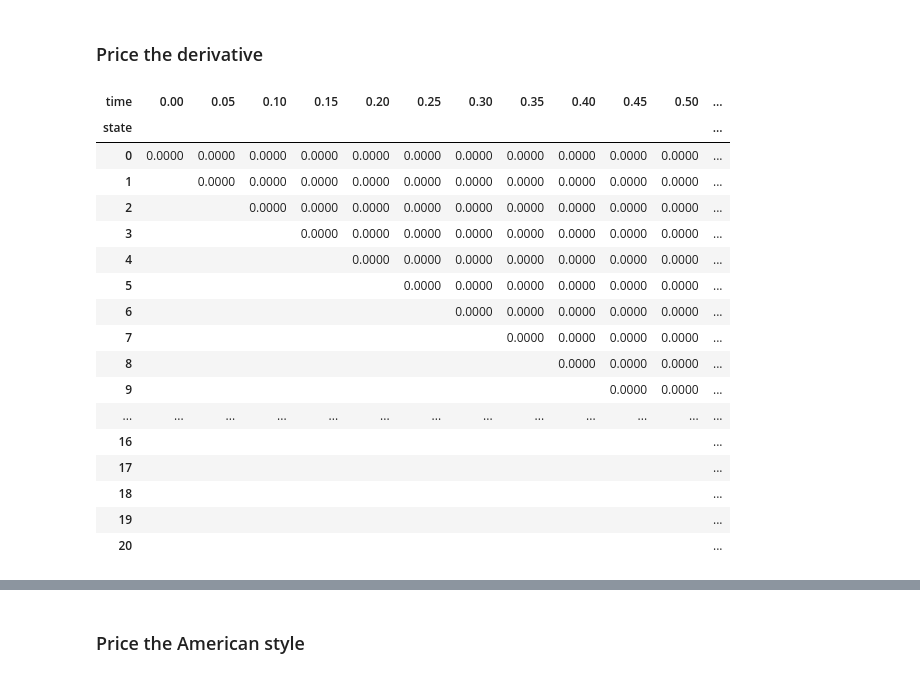
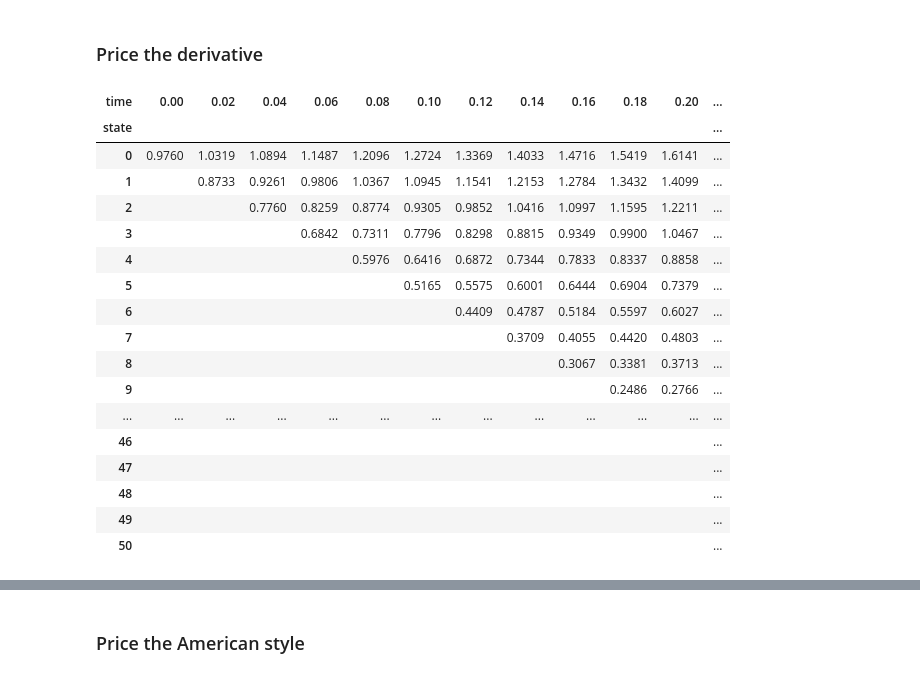
Before and after one commit to ttayl/finm-fiderivs-2023, a Jupyter notebook: homework/Solution 1.ipynb, the cells around one changed output, grey strips where cells are left out. Drawn from its saved outputs; the diff is of its cells as text; code cells hidden in the pictures.

```diff
--- a/homework/Solution 1.ipynb
+++ b/homework/Solution 1.ipynb
@@ -22,10 +22,10 @@ sys.path.insert(0, '../cmds')
 from binomial import *
 # %%
 dt = .5
-T = 1
-rate_tree,style_tree = construct_rate_tree(dt,T)
+T = .5
+rate_tree = construct_rate_tree(dt,T)
 
 rate_tree[.5] = [.0339,.0095]
 rate_tree.loc[0,0] = .0174
-style_tree
+format_bintree(rate_tree,style='{:.2%}')
 # %% [output]
@@ -415,4 +412,22 @@ For either of these choices...
 
 Given that the bond matures at $T=1.5$, we need to model rates out to (one step less than) that maturity.
 * Do either of the choices above lead to reasonable choices out to $T=1.5$?
+# %%
+dt = 1/50
+TMAT = 1.5
+
+SIM_ADDITIVE = False
+
+if SIM_ADDITIVE:
+    sigma = .01
+    mu_growth = .0050
+    up = mu_growth * dt + sigma * np.sqrt(dt)
+    down = mu_growth * dt - sigma * np.sqrt(dt)/2
+else:
+    sigma = .30
+    up = np.exp(sigma*np.sqrt(dt))
+    down = np.exp(-sigma*np.sqrt(dt))
+
+ratetree_dense = construct_rate_tree(dt, TMAT-dt)
+ratetree_dense.loc[0,0] = rate_tree.loc[0,0]
 # %%
@@ -505,27 +468,30 @@ bond_tree_finer.style.format('{:.4f}',na_rep='').format_index('{:.2f}',axis=1)
 # %%
 STRIKE = 99
 EXPIRATION = 1
 
-payoff = lambda p: np.maximum(p-STRIKE,0)
+payoff = lambda p: np.maximum(STRIKE-p,0)
+
+ratetreeT = ratetree_dense.loc[:,:EXPIRATION].dropna(axis=0,how='all')
+bondtreeT = bondtree_dense.loc[:,:EXPIRATION].dropna(axis=0,how='all')
+
+derivtree = bintree_pricing(payoff, ratetreeT, undertree=bondtreeT, pstars=pstars)
+format_bintree(derivtree,style='{:.4f}')
+# %% [output]
+| time | 0.00 | 0.02 | 0.04 | 0.06 | 0.08 | 0.10 | 0.12 | 0.14 | 0.16 | 0.18 | 0.20 | ... |
+| state |  |  |  |  |  |  |  |  |  |  |  | ... |
+| 0 | 0.9760 | 1.0319 | 1.0894 | 1.1487 | 1.2096 | 1.2724 | 1.3369 | 1.4033 | 1.4716 | 1.5419 | 1.6141 | ... |
+| 1 |  | 0.8733 | 0.9261 | 0.9806 | 1.0367 | 1.0945 | 1.1541 | 1.2153 | 1.2784 | 1.3432 | 1.4099 | ... |
+| 2 |  |  | 0.7760 | 0.8259 | 0.8774 | 0.9305 | 0.9852 | 1.0416 | 1.0997 | 1.1595 | 1.2211 | ... |
+| 3 |  |  |  | 0.6842 | 0.7311 | 0.7796 | 0.8298 | 0.8815 | 0.9349 | 0.9900 | 1.0467 | ... |
+| 4 |  |  |  |  | 0.5976 | 0.6416 | 0.6872 | 0.7344 | 0.7833 | 0.8337 | 0.8858 | ... |
+| 5 |  |  |  |  |  | 0.5165 | 0.5575 | 0.6001 | 0.6444 | 0.6904 | 0.7379 | ... |
+| 6 |  |  |  |  |  |  | 0.4409 | 0.4787 | 0.5184 | 0.5597 | 0.6027 | ... |
+| 7 |  |  |  |  |  |  |  | 0.3709 | 0.4055 | 0.4420 | 0.4803 | ... |
+| 8 |  |  |  |  |  |  |  |  | 0.3067 | 0.3381 | 0.3713 | ... |
+| 9 |  |  |  |  |  |  |  |  |  | 0.2486 | 0.2766 | ... |
+| ... | ... | ... | ... | ... | ... | ... | ... | ... | ... | ... | ... | ... |
+| 46 |  |  |  |  |  |  |  |  |  |  |  | ... |
+| 47 |  |  |  |  |  |  |  |  |  |  |  | ... |
+| 48 |  |  |  |  |  |  |  |  |  |  |  | ... |
+| 49 |  |  |  |  |  |  |  |  |  |  |  | ... |
+| 50 |  |  |  |  |  |  |  |  |  |  |  | ... |
-# %%
-deriv_tree = bintree_pricing(payoff, rate_tree_finer.loc[:,:EXPIRATION].dropna(axis=0,how='all'), bond_tree_finer.loc[:,:EXPIRATION].dropna(axis=0,how='all'), pstars)
-deriv_tree.style.format('{:.4f}',na_rep='').format_index('{:.2f}',axis=1)
-# %% [output]
-| time | 0.00 | 0.05 | 0.10 | 0.15 | 0.20 | 0.25 | 0.30 | 0.35 | 0.40 | 0.45 | 0.50 | ... |
-| state |  |  |  |  |  |  |  |  |  |  |  | ... |
-| 0 | 0.0000 | 0.0000 | 0.0000 | 0.0000 | 0.0000 | 0.0000 | 0.0000 | 0.0000 | 0.0000 | 0.0000 | 0.0000 | ... |
-| 1 |  | 0.0000 | 0.0000 | 0.0000 | 0.0000 | 0.0000 | 0.0000 | 0.0000 | 0.0000 | 0.0000 | 0.0000 | ... |
-| 2 |  |  | 0.0000 | 0.0000 | 0.0000 | 0.0000 | 0.0000 | 0.0000 | 0.0000 | 0.0000 | 0.0000 | ... |
-| 3 |  |  |  | 0.0000 | 0.0000 | 0.0000 | 0.0000 | 0.0000 | 0.0000 | 0.0000 | 0.0000 | ... |
-| 4 |  |  |  |  | 0.0000 | 0.0000 | 0.0000 | 0.0000 | 0.0000 | 0.0000 | 0.0000 | ... |
-| 5 |  |  |  |  |  | 0.0000 | 0.0000 | 0.0000 | 0.0000 | 0.0000 | 0.0000 | ... |
-| 6 |  |  |  |  |  |  | 0.0000 | 0.0000 | 0.0000 | 0.0000 | 0.0000 | ... |
-| 7 |  |  |  |  |  |  |  | 0.0000 | 0.0000 | 0.0000 | 0.0000 | ... |
-| 8 |  |  |  |  |  |  |  |  | 0.0000 | 0.0000 | 0.0000 | ... |
-| 9 |  |  |  |  |  |  |  |  |  | 0.0000 | 0.0000 | ... |
-| ... | ... | ... | ... | ... | ... | ... | ... | ... | ... | ... | ... | ... |
-| 16 |  |  |  |  |  |  |  |  |  |  |  | ... |
-| 17 |  |  |  |  |  |  |  |  |  |  |  | ... |
-| 18 |  |  |  |  |  |  |  |  |  |  |  | ... |
-| 19 |  |  |  |  |  |  |  |  |  |  |  | ... |
-| 20 |  |  |  |  |  |  |  |  |  |  |  | ... |
```
Also changed, not shown: parts of 42 cells of this notebook, 2 other files.
